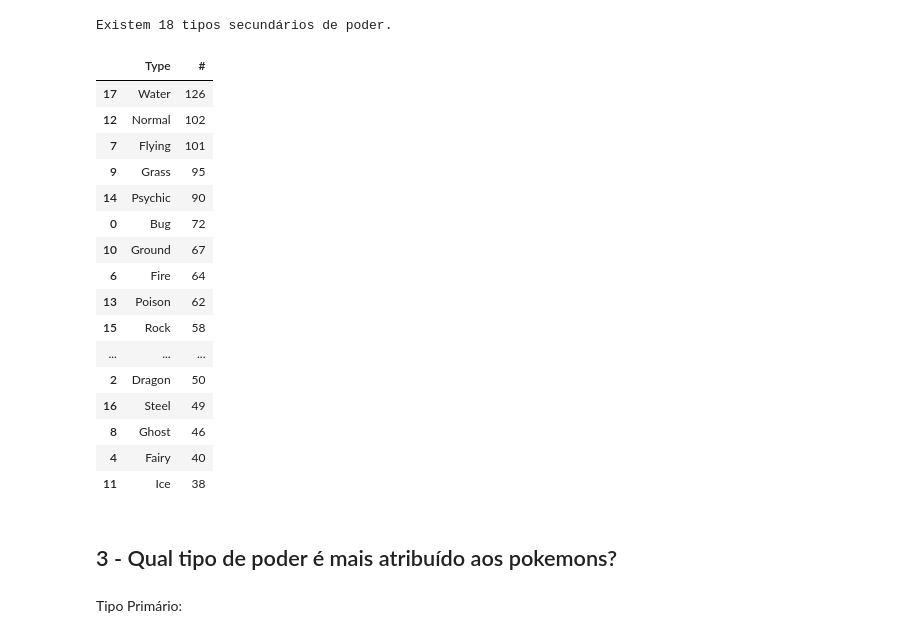
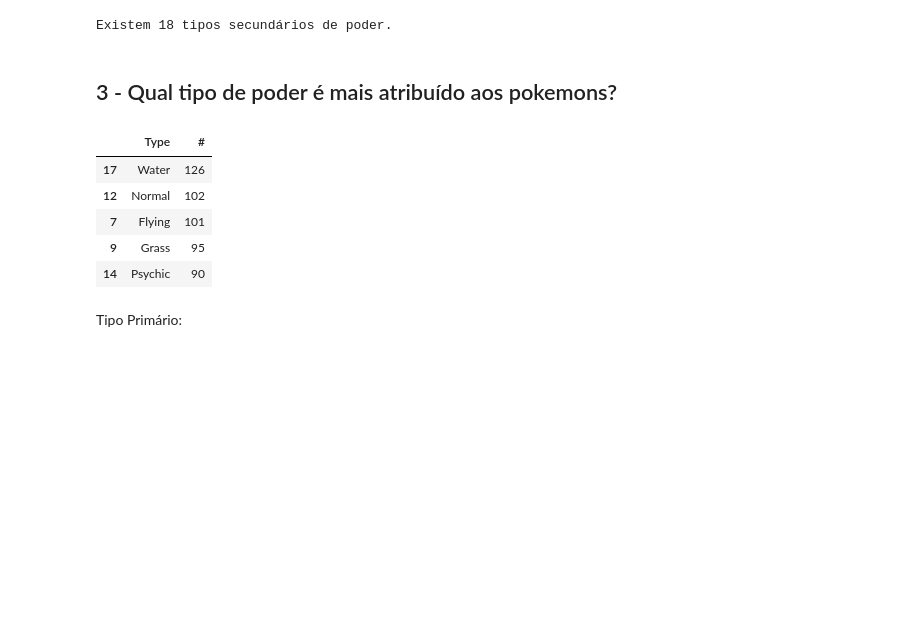
Before and after one commit to JessicaHemily/Aprendizado-Python, a Jupyter notebook: Análise em Python - Base Pokemon/estudo - base POKEMON.ipynb, the cells around one changed output. Cells and saved outputs as stored; diff of their text form; code cells hidden in the pictures; blank space fills up the shorter version.

```diff
--- a/Análise em Python - Base Pokemon/estudo - base POKEMON.ipynb
+++ b/Análise em Python - Base Pokemon/estudo - base POKEMON.ipynb
@@ -61,46 +73,35 @@ tipo_2 = df['Type 2'].nunique()
 print(f"Existem {tipo_2} tipos secundários de poder.")
 # %% [output]
 Existem 18 tipos secundários de poder.
-# %%
-type1 = (df.
-         groupby('Type 1')['#'].count()
-         .reset_index()
-         .rename(columns = {'Type 1':'Type'})
-         .sort_values(by='#',ascending=False)
-        )
-type2 = (df.groupby('Type 2')['#'].count()
-         .reset_index()
-         .rename(columns = {'Type 2':'Type'})
-         .sort_values(by='#',ascending=False)
-        )
-type12_concat = pd.concat([type1,type2], ignore_index=True)
-type12_concat = (type12_concat
-                .groupby('Type')['#']
-                .sum()
-                .reset_index()
-                )
-type12_concat = type12_concat.sort_values(by='#',ascending = False)
-type12_concat
-# %% [output]
-|  | Type | # |
-| 17 | Water | 126 |
-| 12 | Normal | 102 |
-| 7 | Flying | 101 |
-| 9 | Grass | 95 |
-| 14 | Psychic | 90 |
-| 0 | Bug | 72 |
-| 10 | Ground | 67 |
-| 6 | Fire | 64 |
-| 13 | Poison | 62 |
-| 15 | Rock | 58 |
-| ... | ... | ... |
-| 2 | Dragon | 50 |
-| 16 | Steel | 49 |
-| 8 | Ghost | 46 |
-| 4 | Fairy | 40 |
-| 11 | Ice | 38 |
 # %% [markdown]
 ## 3 - Qual tipo de poder é mais atribuído aos pokemons?
+# %%
+type1 = (df.
+         groupby('Type 1')['#'].count()
+         .reset_index()
+         .rename(columns = {'Type 1':'Type'})
+         .sort_values(by='#',ascending=False)
+        )
+type2 = (df.groupby('Type 2')['#'].count()
+         .reset_index()
+         .rename(columns = {'Type 2':'Type'})
+         .sort_values(by='#',ascending=False)
+        )
+type12_concat = pd.concat([type1,type2], ignore_index=True)
+type12_concat = (type12_concat
+                .groupby('Type')['#']
+                .sum()
+                .reset_index()
+                )
+type12_concat = type12_concat.sort_values(by='#',ascending = False)
+type12_concat.head()
+# %% [output]
+|  | Type | # |
+| 17 | Water | 126 |
+| 12 | Normal | 102 |
+| 7 | Flying | 101 |
+| 9 | Grass | 95 |
+| 14 | Psychic | 90 |
 # %% [markdown]
 Tipo Primário:
 # %%
```
Also changed, not shown: parts of 7 cells of this notebook.
